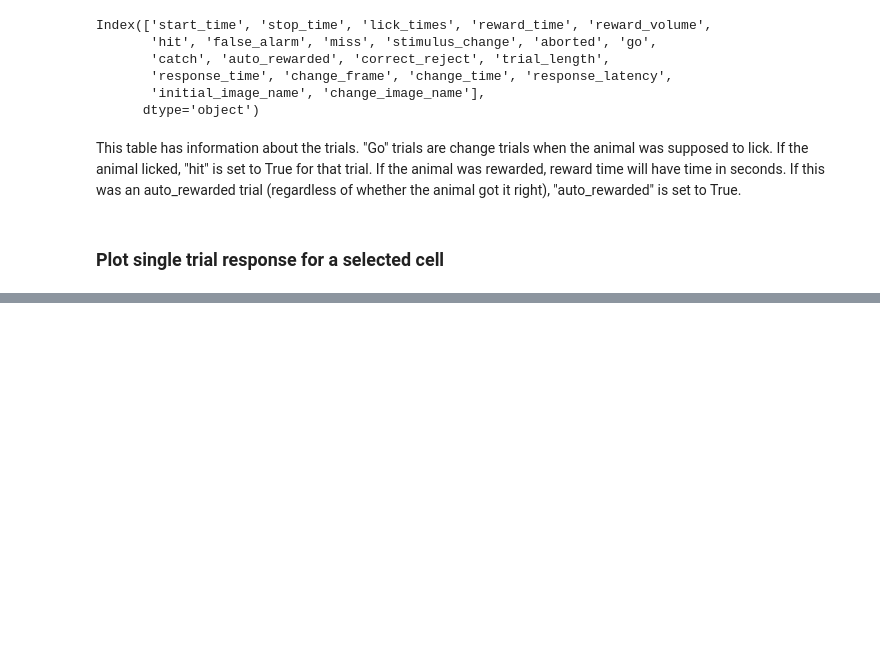
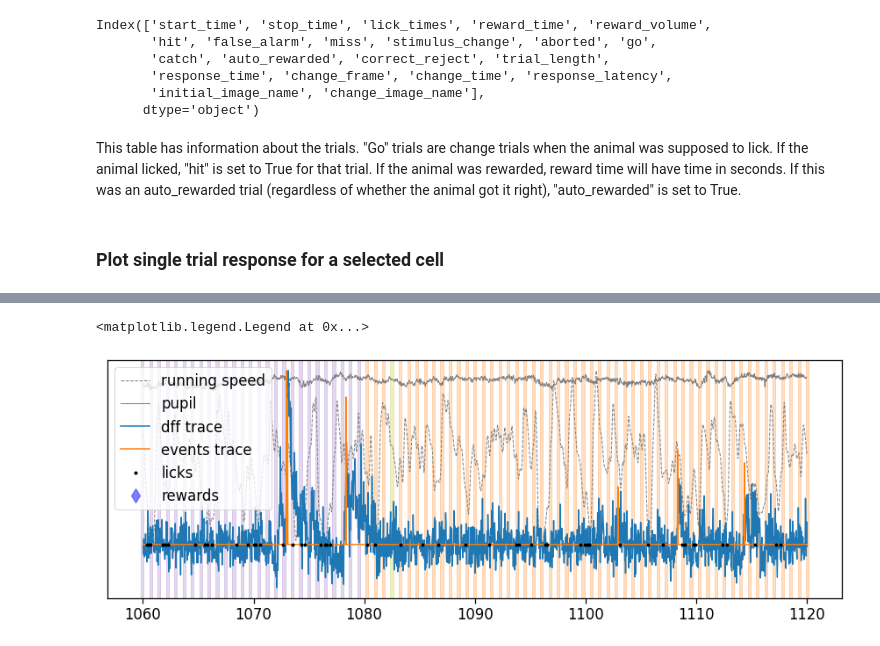
Before and after one commit to AllenInstitute/visual_behavior_analysis, a Jupyter notebook: notebooks/22.03.2021_load_ophys_data_example.ipynb, the cells around one changed output, grey strips where cells are left out. Cells and saved outputs as stored; diff of their text form; code cells hidden in the pictures; blank space fills up the shorter version.

```diff
--- a/notebooks/22.03.2021_load_ophys_data_example.ipynb
+++ b/notebooks/22.03.2021_load_ophys_data_example.ipynb
@@ -411,0 +404,6 @@ plt.plot(mean_trace)
+# %%
+# we can get a different, Vip experiment from Ophys session one and plot a similar plot to compare
+selected_experiment_table = experiment_table[(experiment_table.cre_line=='Vip-IRES-Cre')&
+                        (experiment_table.session_number==1)]
+dataset = bc.get_behavior_ophys_experiment(selected_experiment_table.index.values[0])
+cell_specimen_ids = dataset.cell_specimen_table.index.values # a list of all cell ids
@@ -411,0 +420,21 @@ plt.plot(mean_trace)
+# %%
+# we can plot the same information for a different cell in the dataset
+ti = 1060 # start time in seconds
+tf = 1120 # stop time in seconds
+fig, ax = plt.subplots(figsize = (15,5))
+plot_running(ax, ti, tf)
+plot_pupil(ax, ti, tf)
+
+plot_dff_trace(ax, cell_specimen_ids[3], ti, tf)
+plot_events_trace(ax, cell_specimen_ids[3], ti, tf)
+
+plot_licks(ax, ti, tf)
+plot_rewards(ax, ti, tf)
+
+plot_stimuli(ax, ti, tf)
+
+ax.set_yticks([])
+ax.legend(['running speed', 'pupil', 'dff trace', 'events trace','licks', 'rewards'])
+# %% [output]
+<matplotlib.legend.Legend at 0x...>
+[figure, added]
```
Also changed, not shown: parts of 43 cells of this notebook.
